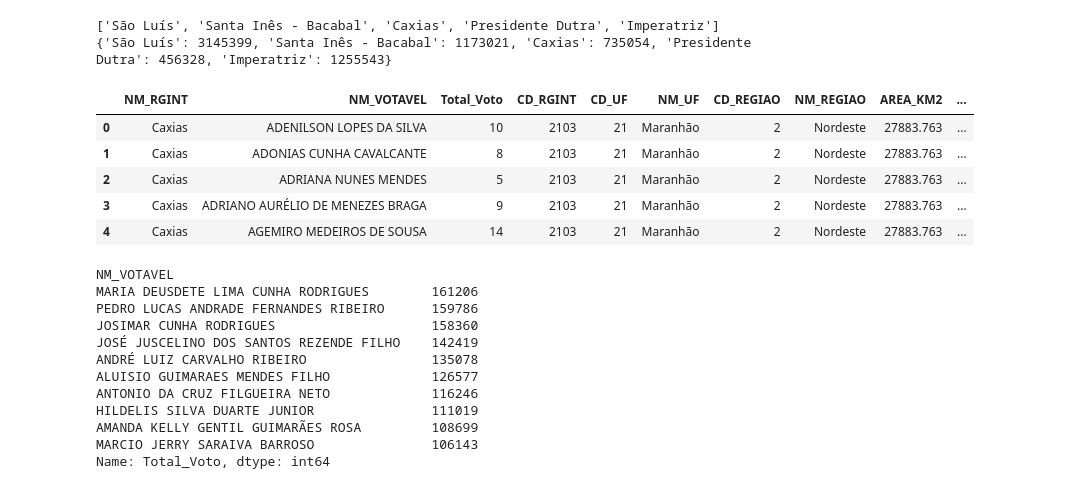
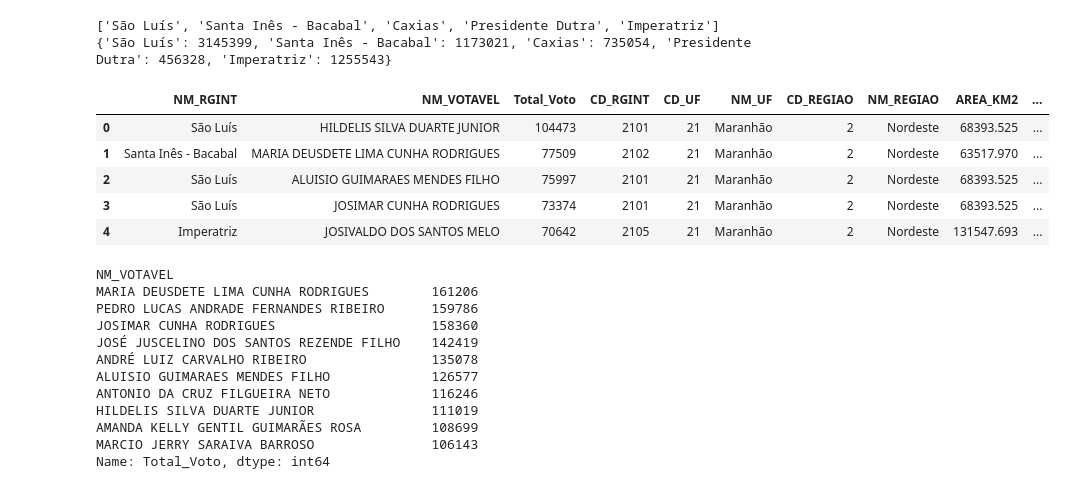
Before and after one commit to MarialuizaLeao/tp_geo, a Jupyter notebook: colab.ipynb, the cells around one changed output. Saved outputs shown, nothing was run; the diff lists cells and outputs as text; code cells hidden in the pictures.

```diff
--- a/colab.ipynb
+++ b/colab.ipynb
@@ -49,10 +62,10 @@ from matplotlib.patches import Patch
 import matplotlib.pyplot as plt
 import matplotlib.colors as mcolors
 # %%
-perfil_eleitor = pd.read_csv('/content/perfil_eleitor_agregado.csv', sep=',', encoding='utf-8')
-demografia = pd.read_csv('/content/demografia_MA.csv', sep=',', encoding='utf-8')
-votacao_mun = gpd.read_file('/content/deputados_agg_municipio/deputados_agg_municipio.shp')
-regioes_MA = gpd.read_file('/content/MA_regioes_intermediarias/MA_RG_Intermediarias_2023.shp')
+perfil_eleitor = pd.read_csv('perfil_eleitor_agregado.csv', sep=',', encoding='utf-8')
+demografia = pd.read_csv('demografia_MA.csv', sep=',', encoding='utf-8')
+votacao_mun = gpd.read_file('deputados_agg_municipio/deputados_agg_municipio.shp')
+regioes_MA = gpd.read_file('MA_regioes_intermediarias/MA_RG_Intermediarias_2023.shp')
 # %%
 votacao_mun.columns
 # %% [output]
@@ -235,18 +248,18 @@ print(hab_per_region)
 ['São Luís', 'Santa Inês - Bacabal', 'Caxias', 'Presidente Dutra', 'Imperatriz']
 {'São Luís': 3145399, 'Santa Inês - Bacabal': 1173021, 'Caxias': 735054, 'Presidente Dutra': 456328, 'Imperatriz': 1255543}
 # %%
-votacao_regiao = votacao_regiao.groupby(['NM_RGINT','NM_VOTAVEL'])['Total_Voto'].sum()
+votacao_regiao = votacao_regiao.groupby(['NM_RGINT','NM_VOTAVEL'])['Total_Voto'].sum().reset_index().sort_values('Total_Voto', ascending=False)
 votacao_regiao = votacao_regiao.merge(regioes_MA, left_on='NM_RGINT', right_on='NM_RGINT', how='left')
 votacao_regiao = gpd.GeoDataFrame(votacao_regiao)
 votacao_regiao['TOTAL_HAB_REG'] = votacao_regiao.apply(lambda x: hab_per_region[x['NM_RGINT']], axis=1)
 votacao_regiao.head()
 # %% [output]
 |  | NM_RGINT | NM_VOTAVEL | Total_Voto | CD_RGINT | CD_UF | NM_UF | CD_REGIAO | NM_REGIAO | AREA_KM2 | ... |
-| 0 | Caxias | ADENILSON LOPES DA SILVA | 10 | 2103 | 21 | Maranhão | 2 | Nordeste | 27883.763 | ... |
-| 1 | Caxias | ADONIAS CUNHA CAVALCANTE | 8 | 2103 | 21 | Maranhão | 2 | Nordeste | 27883.763 | ... |
-| 2 | Caxias | ADRIANA NUNES MENDES | 5 | 2103 | 21 | Maranhão | 2 | Nordeste | 27883.763 | ... |
-| 3 | Caxias | ADRIANO AURÉLIO DE MENEZES BRAGA | 9 | 2103 | 21 | Maranhão | 2 | Nordeste | 27883.763 | ... |
-| 4 | Caxias | AGEMIRO MEDEIROS DE SOUSA | 14 | 2103 | 21 | Maranhão | 2 | Nordeste | 27883.763 | ... |
+| 0 | São Luís | HILDELIS SILVA DUARTE JUNIOR | 104473 | 2101 | 21 | Maranhão | 2 | Nordeste | 68393.525 | ... |
+| 1 | Santa Inês - Bacabal | MARIA DEUSDETE LIMA CUNHA RODRIGUES | 77509 | 2102 | 21 | Maranhão | 2 | Nordeste | 63517.970 | ... |
+| 2 | São Luís | ALUISIO GUIMARAES MENDES FILHO | 75997 | 2101 | 21 | Maranhão | 2 | Nordeste | 68393.525 | ... |
+| 3 | São Luís | JOSIMAR CUNHA RODRIGUES | 73374 | 2101 | 21 | Maranhão | 2 | Nordeste | 68393.525 | ... |
+| 4 | Imperatriz | JOSIVALDO DOS SANTOS MELO | 70642 | 2105 | 21 | Maranhão | 2 | Nordeste | 131547.693 | ... |
 # %%
 top10_deputados_mais_votados = votacao_regiao.groupby('NM_VOTAVEL')['Total_Voto'].sum().sort_values(ascending=False).head(10)
 top10_deputados_mais_votados
```
Also changed, not shown: parts of 23 cells of this notebook.
